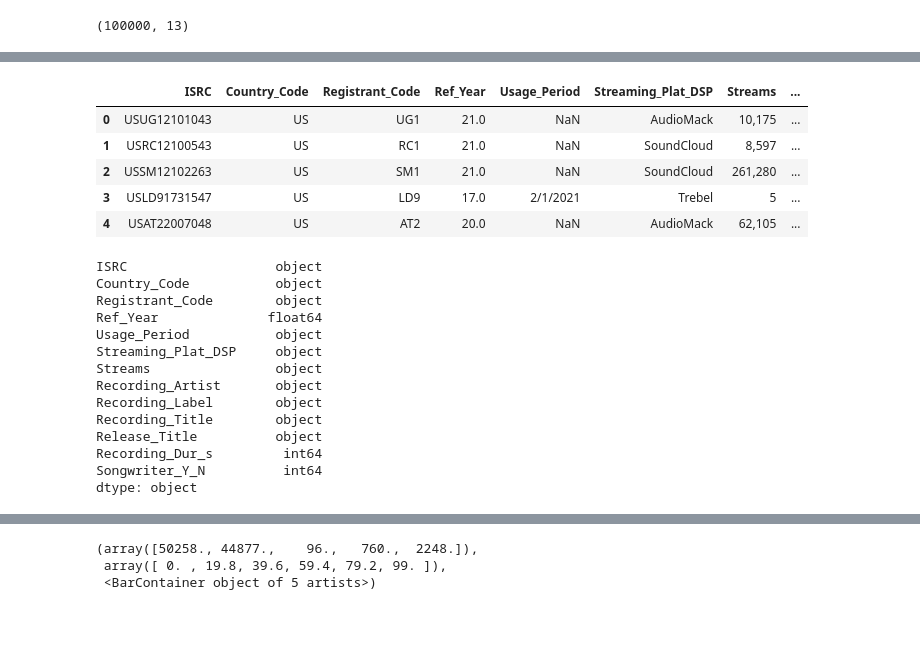
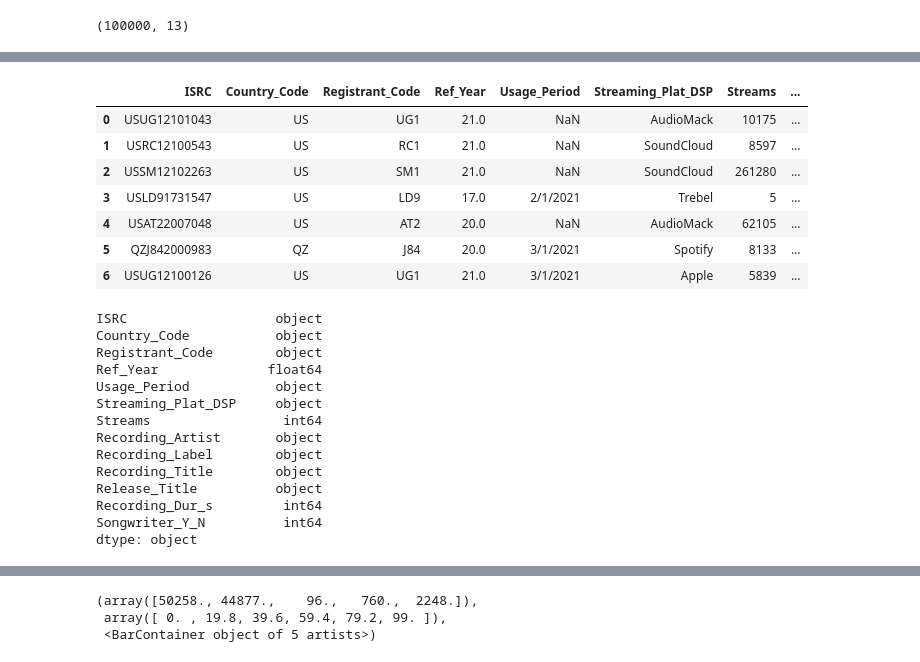
Before and after one commit to LJRollerII/mlc-project-napster, a Jupyter notebook: Notebooks/Napster_Find.ipynb, the cells around one changed output, grey strips where cells are left out. Drawn from its saved outputs; the diff is of its cells as text; code cells hidden in the pictures; blank space fills up the shorter version.

Commit message:
DSP Stream and other groupings

```diff
--- a/Notebooks/Napster_Find.ipynb
+++ b/Notebooks/Napster_Find.ipynb
@@ -41,0 +63,3 @@ dtype: object
+# %%
+napster_df.replace(',','', regex=True, inplace=True)
+#df.replace(',','', regex=True, inplace=True)
@@ -41,0 +124,2 @@ dtype: object
+# %%
+napster_df['Streams'] = napster_df['Streams'].apply(lambda col:pd.to_numeric(col, errors='coerce'))
@@ -42,14 +195,16 @@ dtype: object
 # %%
 napster_df.columns = ['ISRC','Country_Code','Registrant_Code','Ref_Year','Usage_Period','Streaming_Plat_DSP','Streams','Recording_Artist','Recording_Label','Recording_Title','Release_Title','Recording_Dur_s','Songwriter_Y_N']
 # %%
-napster_df.head()
+napster_df.head(7)
 # %% [output]
 |  | ISRC | Country_Code | Registrant_Code | Ref_Year | Usage_Period | Streaming_Plat_DSP | Streams | ... |
-| 0 | USUG12101043 | US | UG1 | 21.0 | NaN | AudioMack | 10,175 | ... |
-| 1 | USRC12100543 | US | RC1 | 21.0 | NaN | SoundCloud | 8,597 | ... |
-| 2 | USSM12102263 | US | SM1 | 21.0 | NaN | SoundCloud | 261,280 | ... |
+| 0 | USUG12101043 | US | UG1 | 21.0 | NaN | AudioMack | 10175 | ... |
+| 1 | USRC12100543 | US | RC1 | 21.0 | NaN | SoundCloud | 8597 | ... |
+| 2 | USSM12102263 | US | SM1 | 21.0 | NaN | SoundCloud | 261280 | ... |
 | 3 | USLD91731547 | US | LD9 | 17.0 | 2/1/2021 | Trebel | 5 | ... |
-| 4 | USAT22007048 | US | AT2 | 20.0 | NaN | AudioMack | 62,105 | ... |
+| 4 | USAT22007048 | US | AT2 | 20.0 | NaN | AudioMack | 62105 | ... |
+| 5 | QZJ842000983 | QZ | J84 | 20.0 | 3/1/2021 | Spotify | 8133 | ... |
+| 6 | USUG12100126 | US | UG1 | 21.0 | 3/1/2021 | Apple | 5839 | ... |
 # %%
 napster_df.dtypes
 # %% [output]
@@ -59,7 +214,7 @@ Registrant_Code        object
 Ref_Year              float64
 Usage_Period           object
 Streaming_Plat_DSP     object
-Streams                object
+Streams                 int64
 Recording_Artist       object
 Recording_Label        object
 Recording_Title        object
```
Also changed, not shown: parts of 74 cells of this notebook.
